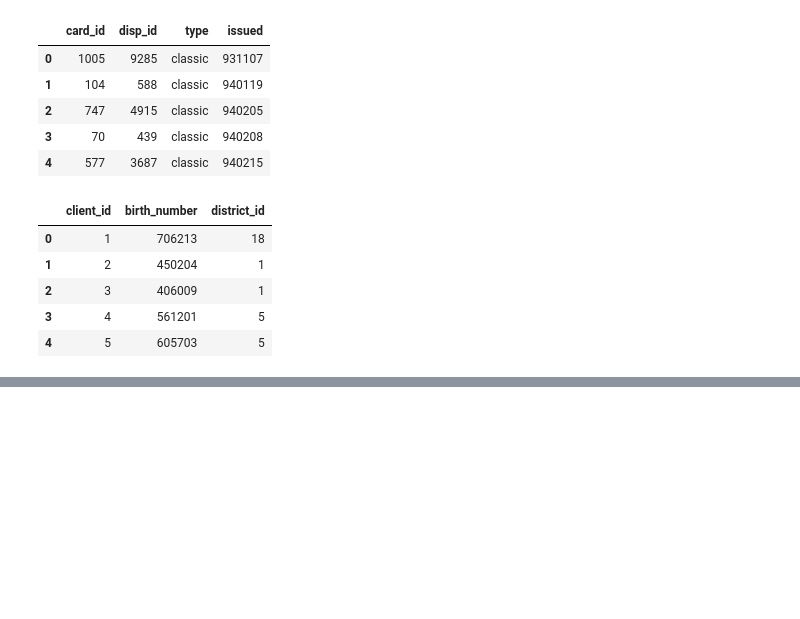
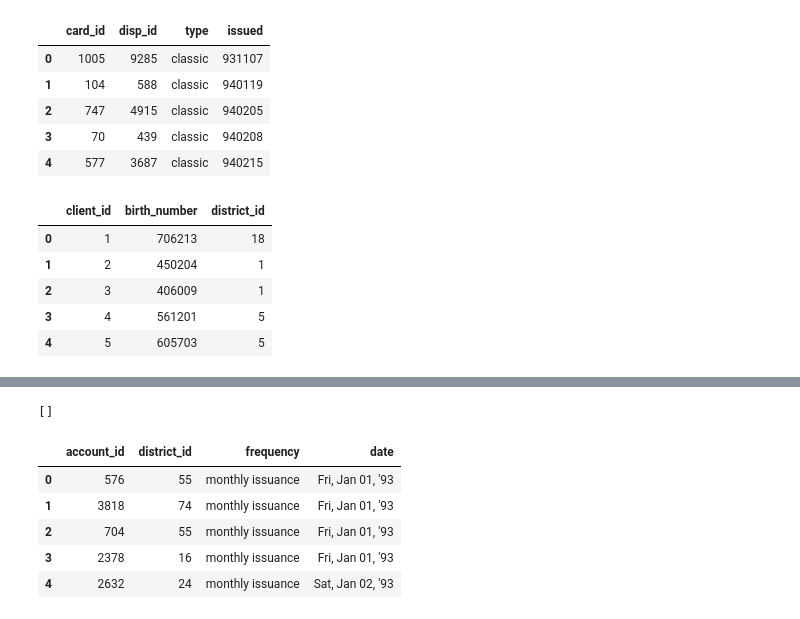
Before and after one commit to joaoBordalo/feup-ecac, a Jupyter notebook: database scripts files/descriptive_analysis.ipynb, the cells around one changed output, grey strips where cells are left out. Drawn from its saved outputs; the diff is of its cells as text; code cells hidden in the pictures; blank space fills up the shorter version.

```diff
--- a/database scripts files/descriptive_analysis.ipynb
+++ b/database scripts files/descriptive_analysis.ipynb
@@ -60,0 +131,11 @@ district.head()
+# %%
+converted_dates = []
+
+for row in accounts['date']:
+    year = row[:2]
+    month = row[2:4]
+    day = row[4:6]
+    date = "" + day + " " + month + " 19" + year
+    converted_dates.append(datetime.strptime(date, "%d %m %Y").strftime('%a, %b %d, \'%y'))
+
+accounts['date'] = converted_dates
@@ -60,0 +151,14 @@ district.head()
+# %%
+#check duplicated accounts
+loans_train.set_index('account_id').index.get_duplicates()
+# %% [output]
+[]
+# %%
+accounts.head()
+# %% [output]
+|  | account_id | district_id | frequency | date |
+| 0 | 576 | 55 | monthly issuance | Fri, Jan 01, '93 |
+| 1 | 3818 | 74 | monthly issuance | Fri, Jan 01, '93 |
+| 2 | 704 | 55 | monthly issuance | Fri, Jan 01, '93 |
+| 3 | 2378 | 16 | monthly issuance | Fri, Jan 01, '93 |
+| 4 | 2632 | 24 | monthly issuance | Sat, Jan 02, '93 |
```
Also changed, not shown: parts of 11 cells of this notebook.
